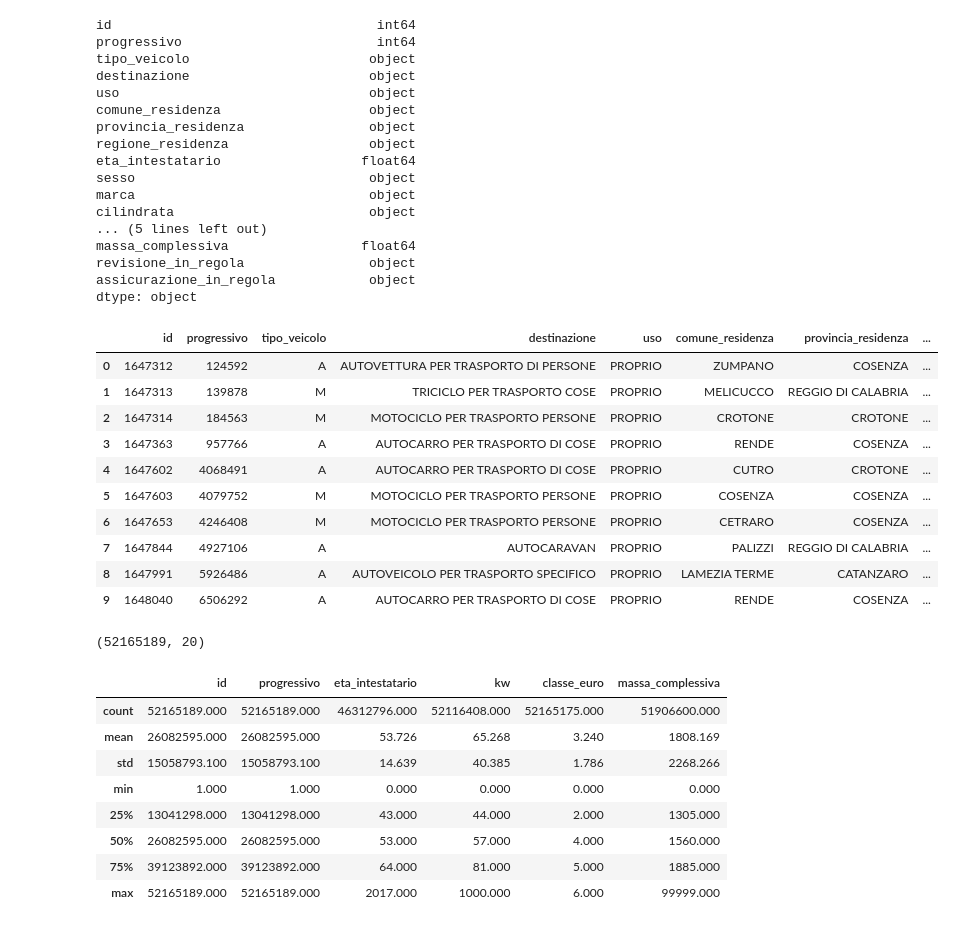
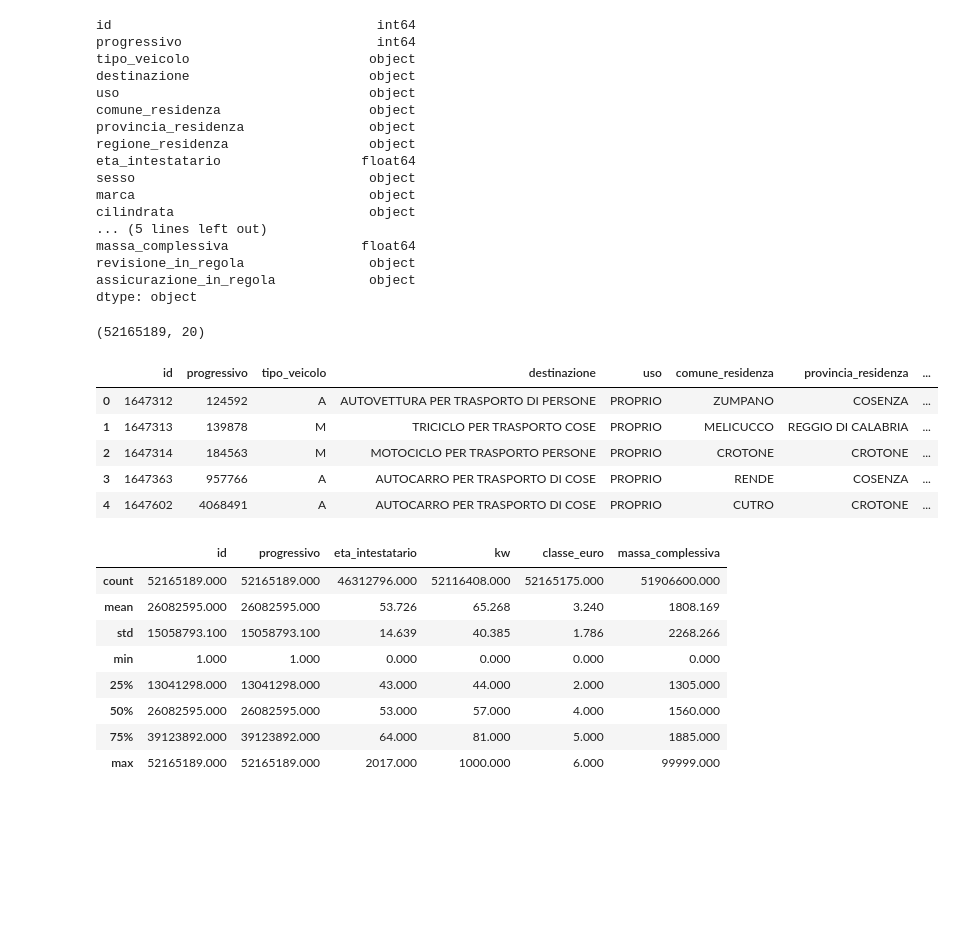
Before and after one commit to mariaclaudia/DAF_EDA_MIT_Patenti-ParcoMacchine, a Jupyter notebook: notebooks/1_MIT_Parco_Macchine_Ecologiche-Data_preparation.ipynb, the cells around one changed output. Drawn from its saved outputs; the diff is of its cells as text; code cells hidden in the pictures; blank space fills up the shorter version.

Commit message:
Split code

```diff
--- a/notebooks/1_MIT_Parco_Macchine_Ecologiche-Data_preparation.ipynb
+++ b/notebooks/1_MIT_Parco_Macchine_Ecologiche-Data_preparation.ipynb
@@ -49,14 +47,0 @@ sns.set_context('talk', font_scale=1.2);
-# %%
-folder_dati = "../data/patenti"
-folder = glob.glob('./'+folder_dati+'/*.csv')
-
-list_ =[]
-for file_ in folder:
-    print (file_)
-    name = (os.path.basename(file_)).split(".")[0]
-
-    #leggo il dataset originario
-    df = pd.read_csv(file_, sep=",", encoding="ISO-8859-1", decimal=",",low_memory=False)
-    list_.append(df)
-patenti = pd.concat(list_)
-len(patenti)
@@ -154,24 +110,19 @@ massa_complessiva                 float64
 revisione_in_regola                object
 assicurazione_in_regola            object
 dtype: object
-# %%
-parco.head(10)
-# %% [output]
-|  | id | progressivo | tipo_veicolo | destinazione | uso | comune_residenza | provincia_residenza | ... |
-| 0 | 1647312 | 124592 | A | AUTOVETTURA PER TRASPORTO DI PERSONE | PROPRIO | ZUMPANO | COSENZA | ... |
-| 1 | 1647313 | 139878 | M | TRICICLO PER TRASPORTO COSE | PROPRIO | MELICUCCO | REGGIO DI CALABRIA | ... |
-| 2 | 1647314 | 184563 | M | MOTOCICLO PER TRASPORTO PERSONE | PROPRIO | CROTONE | CROTONE | ... |
-| 3 | 1647363 | 957766 | A | AUTOCARRO PER TRASPORTO DI COSE | PROPRIO | RENDE | COSENZA | ... |
-| 4 | 1647602 | 4068491 | A | AUTOCARRO PER TRASPORTO DI COSE | PROPRIO | CUTRO | CROTONE | ... |
-| 5 | 1647603 | 4079752 | M | MOTOCICLO PER TRASPORTO PERSONE | PROPRIO | COSENZA | COSENZA | ... |
-| 6 | 1647653 | 4246408 | M | MOTOCICLO PER TRASPORTO PERSONE | PROPRIO | CETRARO | COSENZA | ... |
-| 7 | 1647844 | 4927106 | A | AUTOCARAVAN | PROPRIO | PALIZZI | REGGIO DI CALABRIA | ... |
-| 8 | 1647991 | 5926486 | A | AUTOVEICOLO PER TRASPORTO SPECIFICO | PROPRIO | LAMEZIA TERME | CATANZARO | ... |
-| 9 | 1648040 | 6506292 | A | AUTOCARRO PER TRASPORTO DI COSE | PROPRIO | RENDE | COSENZA | ... |
 # %%
 print(parco.shape)
 # %% [output]
 (52165189, 20)
+# %%
+parco.head(5)
+# %% [output]
+|  | id | progressivo | tipo_veicolo | destinazione | uso | comune_residenza | provincia_residenza | ... |
+| 0 | 1647312 | 124592 | A | AUTOVETTURA PER TRASPORTO DI PERSONE | PROPRIO | ZUMPANO | COSENZA | ... |
+| 1 | 1647313 | 139878 | M | TRICICLO PER TRASPORTO COSE | PROPRIO | MELICUCCO | REGGIO DI CALABRIA | ... |
+| 2 | 1647314 | 184563 | M | MOTOCICLO PER TRASPORTO PERSONE | PROPRIO | CROTONE | CROTONE | ... |
+| 3 | 1647363 | 957766 | A | AUTOCARRO PER TRASPORTO DI COSE | PROPRIO | RENDE | COSENZA | ... |
+| 4 | 1647602 | 4068491 | A | AUTOCARRO PER TRASPORTO DI COSE | PROPRIO | CUTRO | CROTONE | ... |
 # %%
 parco.describe()
 # %% [output]
```
Also changed, not shown: parts of 22 cells of this notebook, 1 other file.
